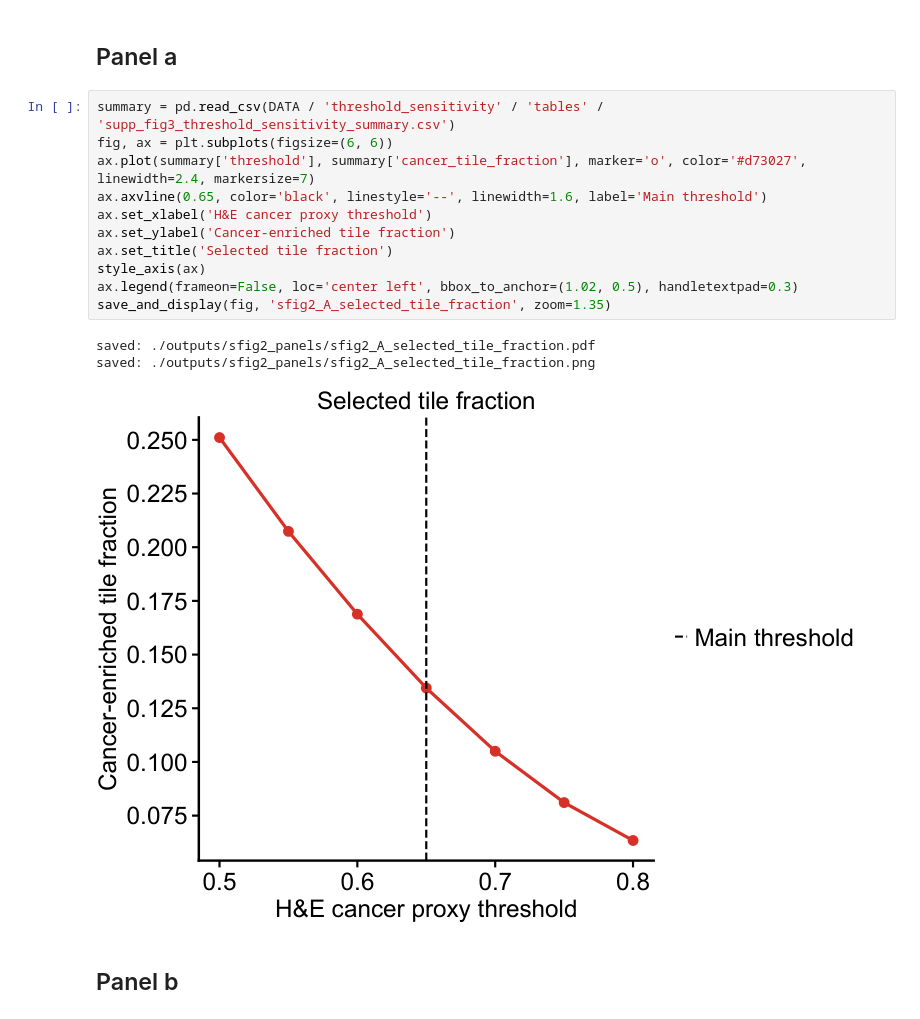
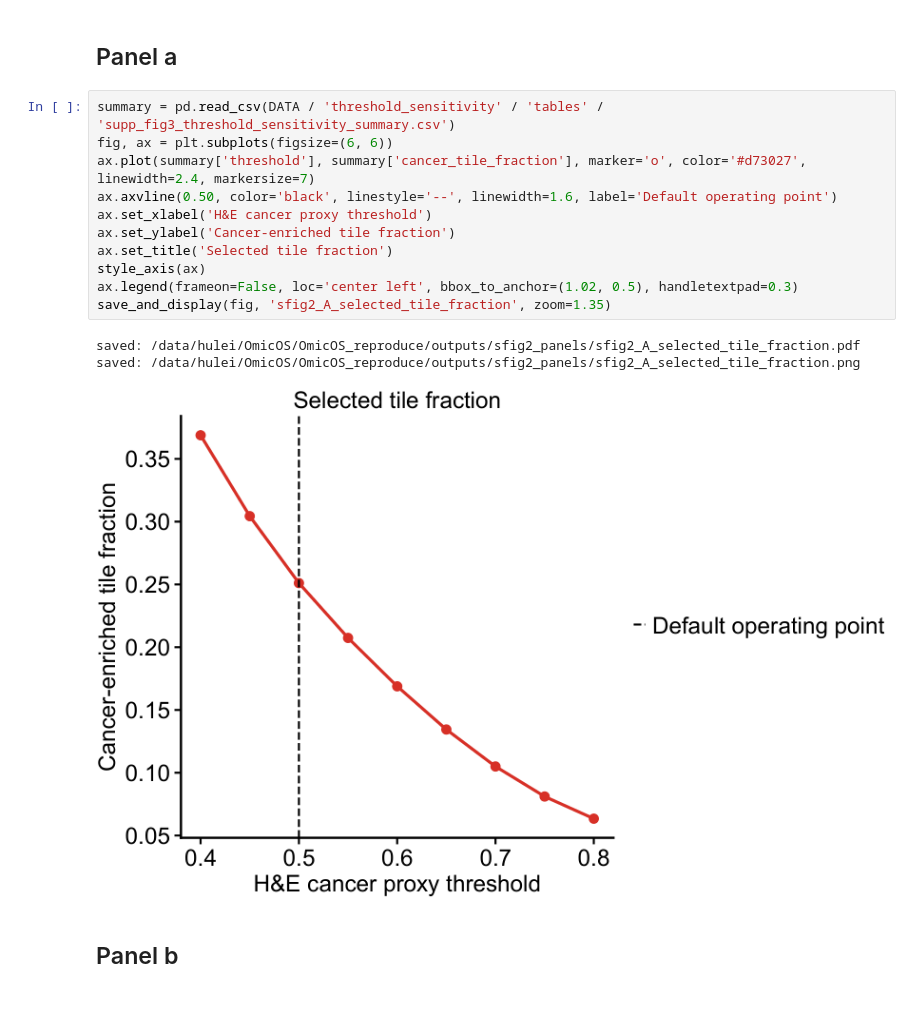
Before and after one commit to hurry060215-tech/OmicOS-HE_Reproducibility, a Jupyter notebook: fig5_supplementary_2.ipynb, the cells around one changed output. Cells and saved outputs as stored; diff of their text form.

Commit message:
Update cancer-threshold figure panels

```diff
--- a/fig5_supplementary_2.ipynb
+++ b/fig5_supplementary_2.ipynb
@@ -217,18 +217,18 @@ display(bundle_summary)
 # %%
 summary = pd.read_csv(DATA / 'threshold_sensitivity' / 'tables' / 'supp_fig3_threshold_sensitivity_summary.csv')
 fig, ax = plt.subplots(figsize=(6, 6))
 ax.plot(summary['threshold'], summary['cancer_tile_fraction'], marker='o', color='#d73027', linewidth=2.4, markersize=7)
-ax.axvline(0.65, color='black', linestyle='--', linewidth=1.6, label='Main threshold')
+ax.axvline(0.50, color='black', linestyle='--', linewidth=1.6, label='Default operating point')
 ax.set_xlabel('H&E cancer proxy threshold')
 ax.set_ylabel('Cancer-enriched tile fraction')
 ax.set_title('Selected tile fraction')
 style_axis(ax)
 ax.legend(frameon=False, loc='center left', bbox_to_anchor=(1.02, 0.5), handletextpad=0.3)
 save_and_display(fig, 'sfig2_A_selected_tile_fraction', zoom=1.35)
 # %% [output]
-saved: ./outputs/sfig2_panels/sfig2_A_selected_tile_fraction.pdf
-saved: ./outputs/sfig2_panels/sfig2_A_selected_tile_fraction.png
+saved: /data/hulei/OmicOS/OmicOS_reproduce/outputs/sfig2_panels/sfig2_A_selected_tile_fraction.pdf
+saved: /data/hulei/OmicOS/OmicOS_reproduce/outputs/sfig2_panels/sfig2_A_selected_tile_fraction.png
-[figure, old version]
+[figure, new version]
 # %% [markdown]
 ## Panel b
 # %%
```
Also changed, not shown: parts of 9 cells of this notebook, 18 other files.
